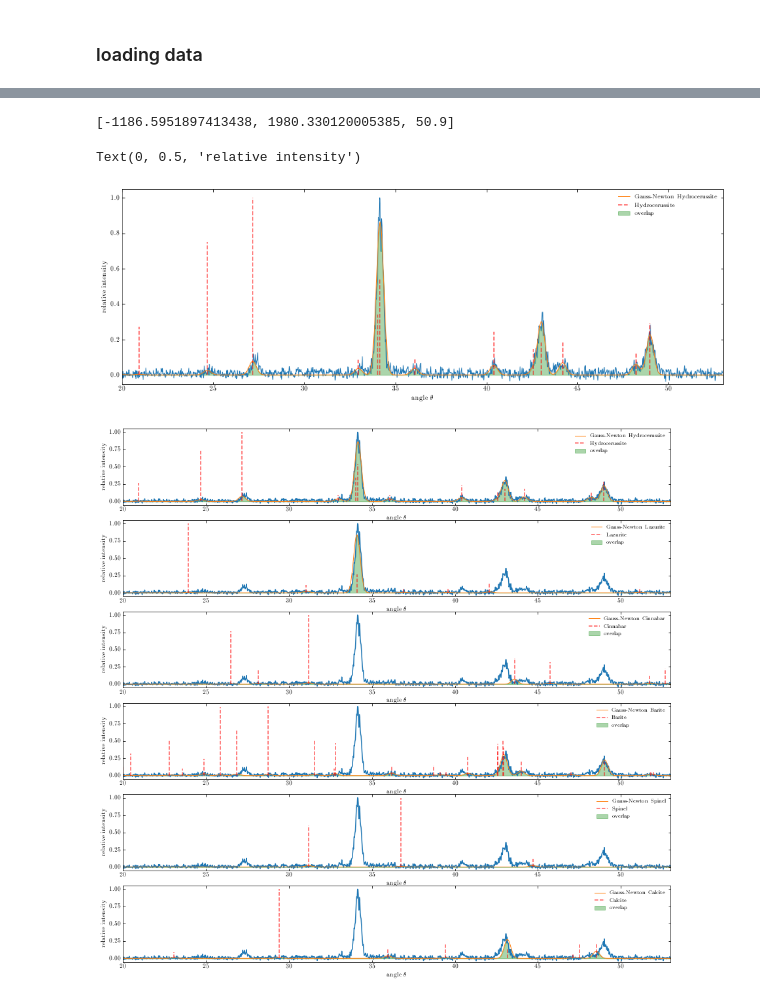
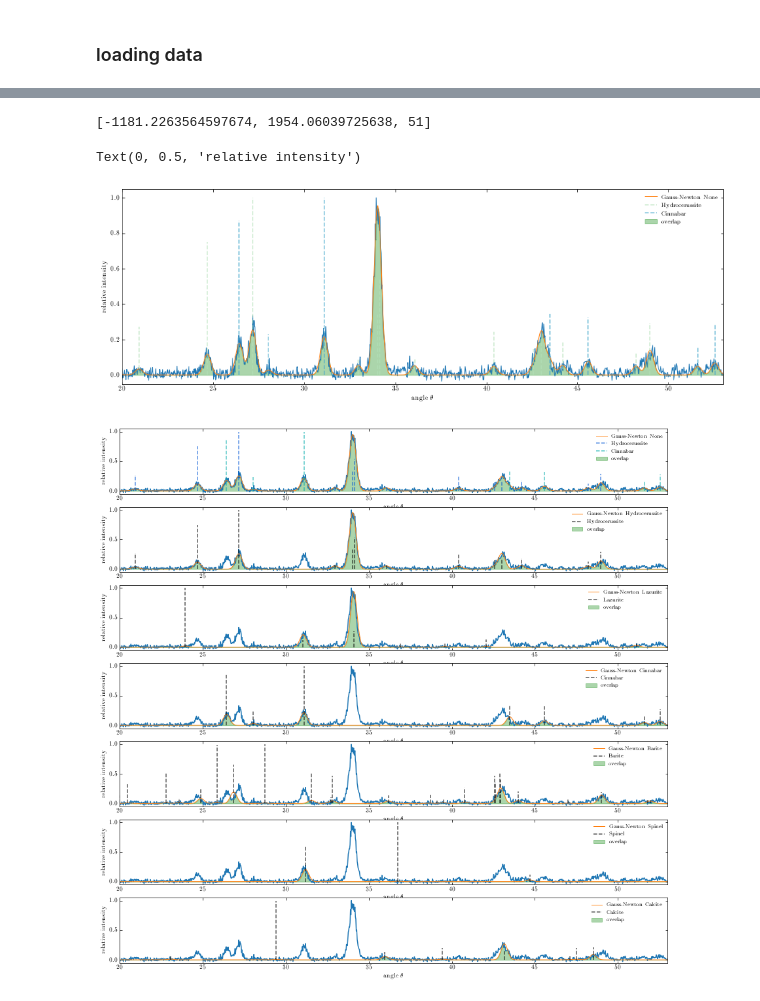
Before and after one commit to zpreisler/XRDXRFutils, a Jupyter notebook: gauss_newton_simple_example.ipynb, the cells around one changed output, grey strips where cells are left out. Saved outputs shown, nothing was run; the diff lists cells and outputs as text; code cells hidden in the pictures.

```diff
--- a/gauss_newton_simple_example.ipynb
+++ b/gauss_newton_simple_example.ipynb
@@ -14,16 +14,17 @@ from multiprocessing import Pool
 path = '/home/zdenek/Projects/pyMaXRDXRF/M491/ProfiloXRD/'
 
 spectra = SpectraXRD().from_file(path + 'Frame2906.dat')
-spectra.opt = [-1180, 1970, 50.9]
+spectra = SpectraXRD().from_file(path + 'Frame1599.dat')
+spectra.opt = [-1180, 1970, 51]
 
 database = DatabaseXRD().read_cifs('/home/zdenek/Projects/XRDXRFutils/Database')
 
 lazurite = database['Lazurite'][0]
 hydrocerussite = database['Hydrocerussite'][0]
-cinnabar = database['Cinnabar'][1]
+cinnabar = database['Cinnabar'][0]
 barite = database['Barite'][0]
 spinel = database['Spinel'][0]
 calcite = database['Calcite'][0]
 hematite = database['Hematite'][0]
 
-phases = PhaseList([hydrocerussite,lazurite,cinnabar,barite,spinel,calcite])
+phases = PhaseList([PhaseList([hydrocerussite,cinnabar]),hydrocerussite,lazurite,cinnabar,barite,spinel,calcite])
@@ -44,7 +41,7 @@ print(g.opt)
 
 g.plot_spectra(lw=1)
 g.plot('-',label='Gauss-Newton %s'%g.label,lw=1)
-g.phase.plot('r',alpha=0.66)
+g.phase.plot('GnBu',alpha=0.66)
 
 fill_between(g.theta,g.overlap(),color='g',alpha=0.33,label='overlap')
 
@@ -54,28 +51,28 @@ xlim(20,53)
 xlabel(r'angle $\theta$')
 ylabel(r'relative intensity')
 # %% [output]
-[-1186.5951897413438, 1980.330120005385, 50.9]
+[-1181.2263564597674, 1954.06039725638, 51]
 Text(0, 0.5, 'relative intensity')
-[figure, old version]
+[figure, new version]
 # %%
 %matplotlib inline
 
 fig,ax = subplots(len(phase_search),1,figsize=(15,15))
 
 for i,g in enumerate(phase_search):
 
     sca(ax[i])
     g.plot_spectra()
     g.plot('-',label='Gauss-Newton %s'%g.label,lw=1)
-    g.phase.plot('r',alpha=0.66)
+    g.phase.plot(alpha=0.66)
 
 
     fill_between(g.theta,g.overlap(),color='g',alpha=0.33,label='overlap')
 
     legend(frameon=False)
     ylim(-0.05,1.05)
     xlim(20,53)
     xlabel(r'angle $\theta$')
     ylabel(r'relative intensity')
 # %% [output]
-[figure, old version]
+[figure, new version]
```
Also changed, not shown: parts of 1 cell of this notebook, 5 other files.
